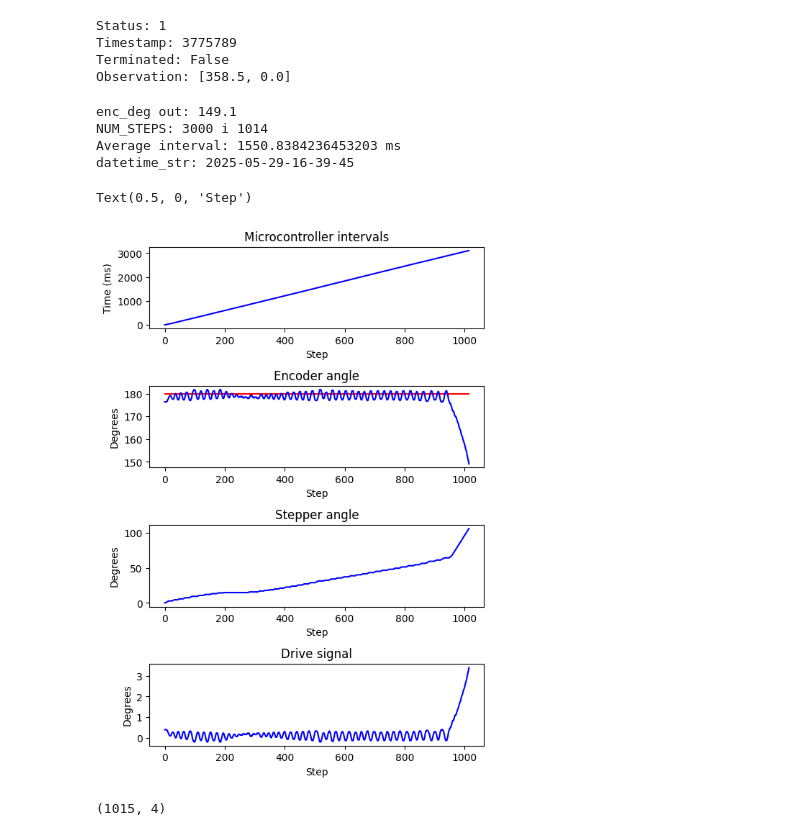
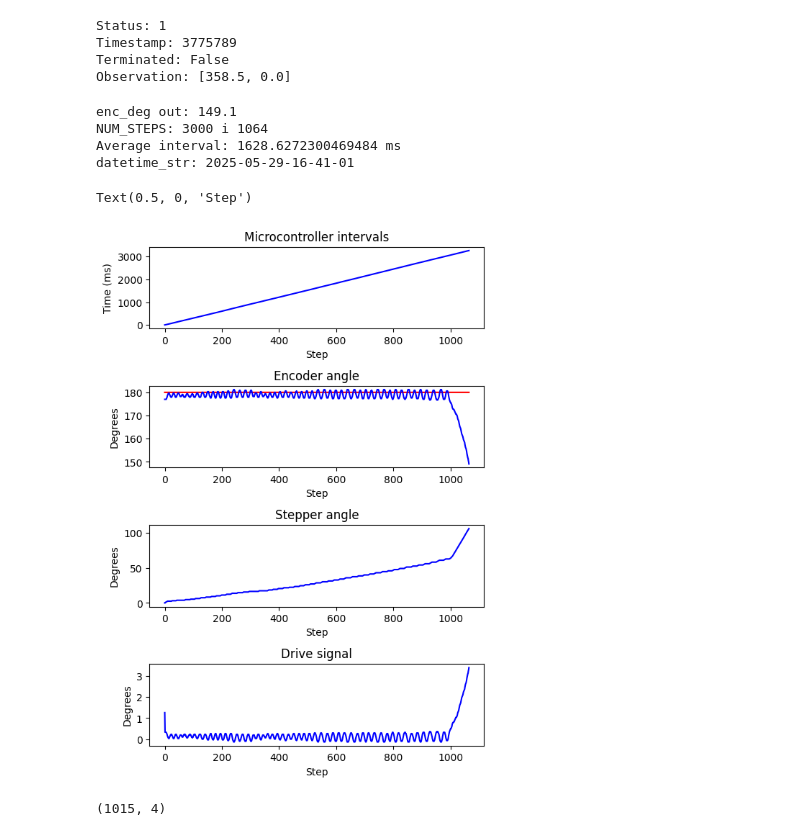
Before and after one commit to th1991-01/pendulum-pid, a Jupyter notebook: pendulum-pid.ipynb, the cells around one changed output. Saved outputs shown, nothing was run; the diff lists cells and outputs as text; code cells hidden in the pictures.

```diff
--- a/pendulum-pid.ipynb
+++ b/pendulum-pid.ipynb
@@ -94,7 +94,7 @@ Observation: [358.5, 0.0]
 # K_D_rad_ms = K_D_deg_ms
 # K_D_rad_s= K_D_rad_ms*1e-3
 K_P_rad = 0.11
-K_D_rad_s =0.0001 * 1e-3
+K_D_rad_s =0.0001
 
 # BIAS = 0
 
@@ -193,37 +193,37 @@ plt.subplots_adjust(hspace=0.7)
 # Plot intervals measured from microcontroller
 ax[0].plot(intervals_ms, color='blue')
 ax[0].set_title("Microcontroller intervals")
 ax[0].set_ylabel("Time (ms)")
 ax[0].set_xlabel("Step")
 
 # Plot setpoint and encoder degrees
 ax[1].plot([SETPOINT_deg] * len(enc_degs), color='red')
 ax[1].plot(enc_degs, color='blue')
 ax[1].set_title("Encoder angle")
 ax[1].set_ylabel("Degrees")
 
 ax[1].set_xlabel("Step")
 
 # Plot stepper degrees
 
 ax[2].plot(stp_degs, color='blue')
 ax[2].set_title("Stepper angle")
 ax[2].set_ylabel("Degrees")
 ax[2].set_xlabel("Step")
 
 # Plot output signals
 ax[3].plot(move_degs, color='blue')
 ax[3].set_title("Drive signal")
 
 ax[3].set_ylabel("Degrees")
 ax[3].set_xlabel("Step")
 # %% [output]
 enc_deg out: 149.1
-NUM_STEPS: 3000 i 1014
-Average interval: 1550.8384236453203 ms
-datetime_str: 2025-05-29-16-39-45
+NUM_STEPS: 3000 i 1064
+Average interval: 1628.6272300469484 ms
+datetime_str: 2025-05-29-16-41-01
 Text(0.5, 0, 'Step')
-[figure, old version]
+[figure, new version]
 # %%
 import numpy as np
 
```
Also changed, not shown: 2 other files.
